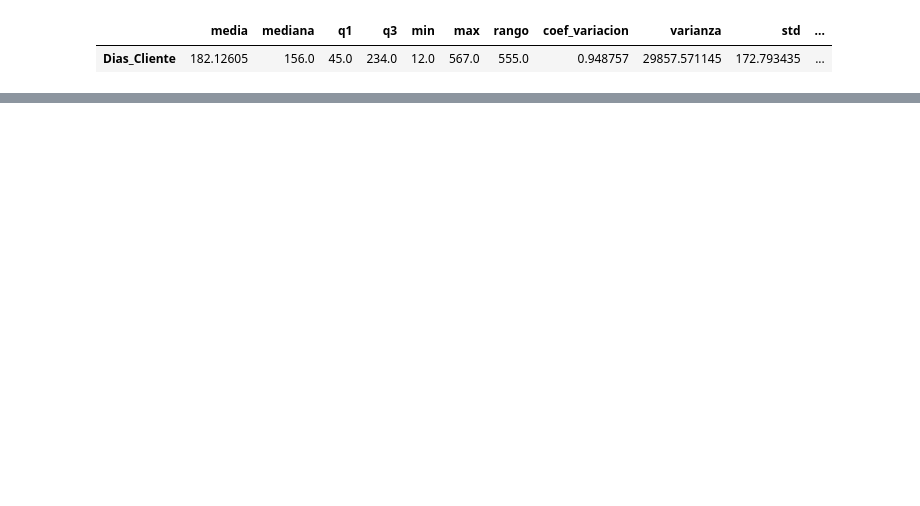
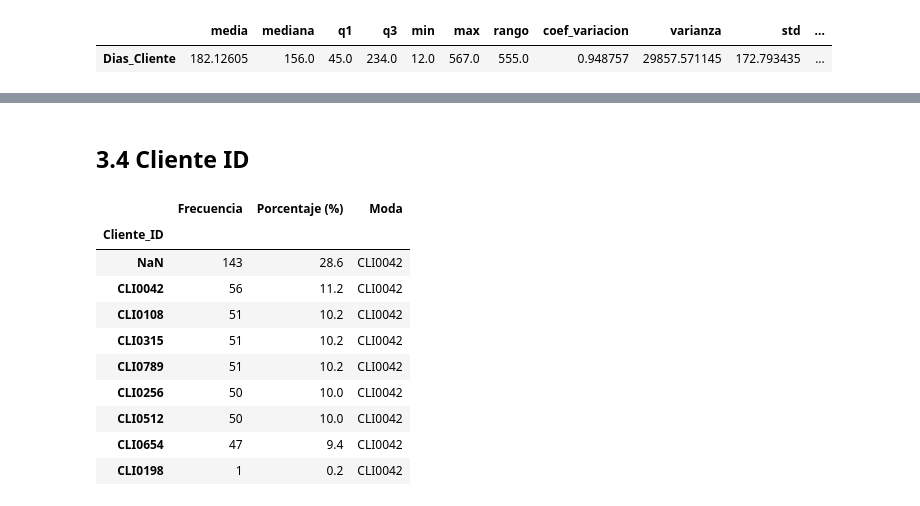
Before and after one commit to Joel-F-Alba-A/Taller_S9_Preprocesamiento_Datos, a Jupyter notebook: Taller_S9.ipynb, the cells around one changed output, grey strips where cells are left out. Cells and saved outputs as stored; diff of their text form; code cells hidden in the pictures; blank space fills up the shorter version.

```diff
--- a/Taller_S9.ipynb
+++ b/Taller_S9.ipynb
@@ -244,0 +314,16 @@ plot_numeric_data('Dias_Cliente')
+# %% [markdown]
+## **3.4 Cliente ID**
+# %%
+resumen_estadistico_categorico(df,'Cliente_ID')
+# %% [output]
+|  | Frecuencia | Porcentaje (%) | Moda |
+| Cliente_ID |  |  |  |
+| NaN | 143 | 28.6 | CLI0042 |
+| CLI0042 | 56 | 11.2 | CLI0042 |
+| CLI0108 | 51 | 10.2 | CLI0042 |
+| CLI0315 | 51 | 10.2 | CLI0042 |
+| CLI0789 | 51 | 10.2 | CLI0042 |
+| CLI0256 | 50 | 10.0 | CLI0042 |
+| CLI0512 | 50 | 10.0 | CLI0042 |
+| CLI0654 | 47 | 9.4 | CLI0042 |
+| CLI0198 | 1 | 0.2 | CLI0042 |
```
Also changed, not shown: parts of 26 cells of this notebook.
